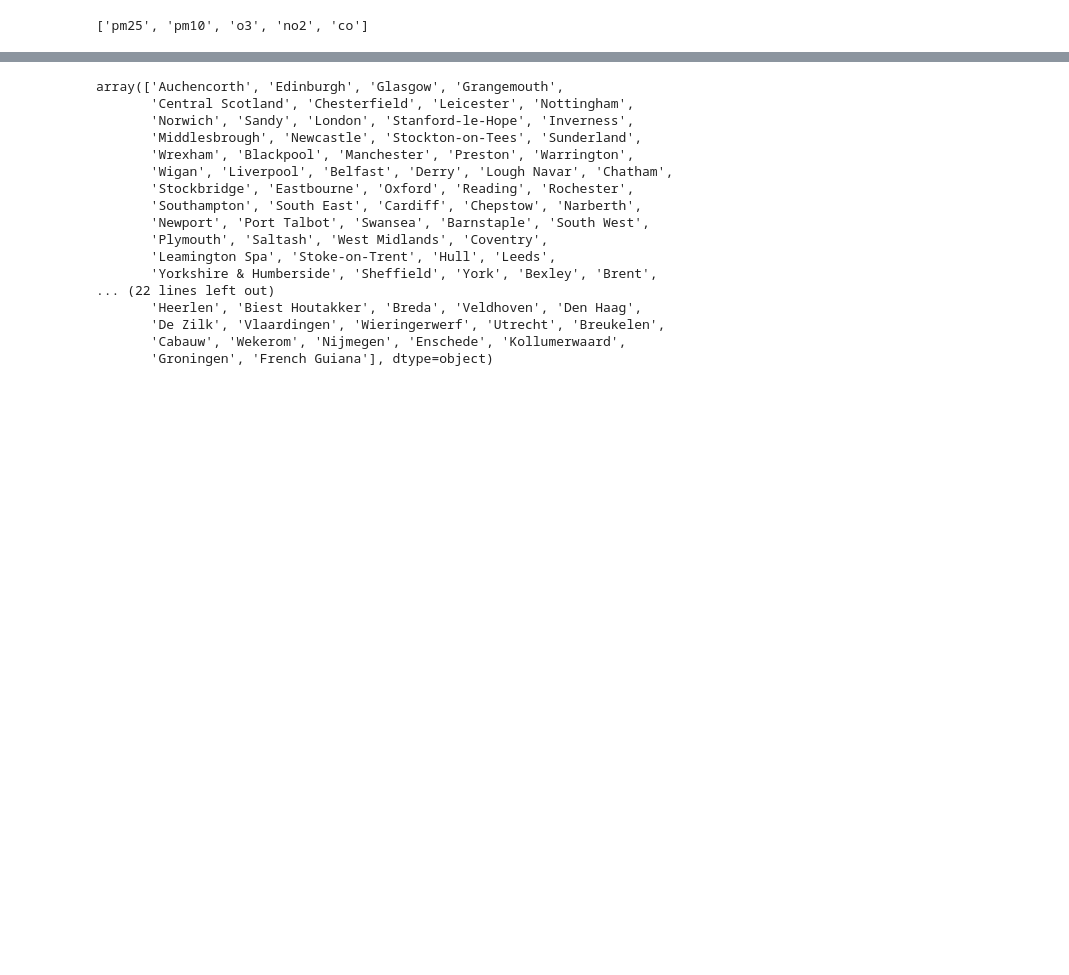
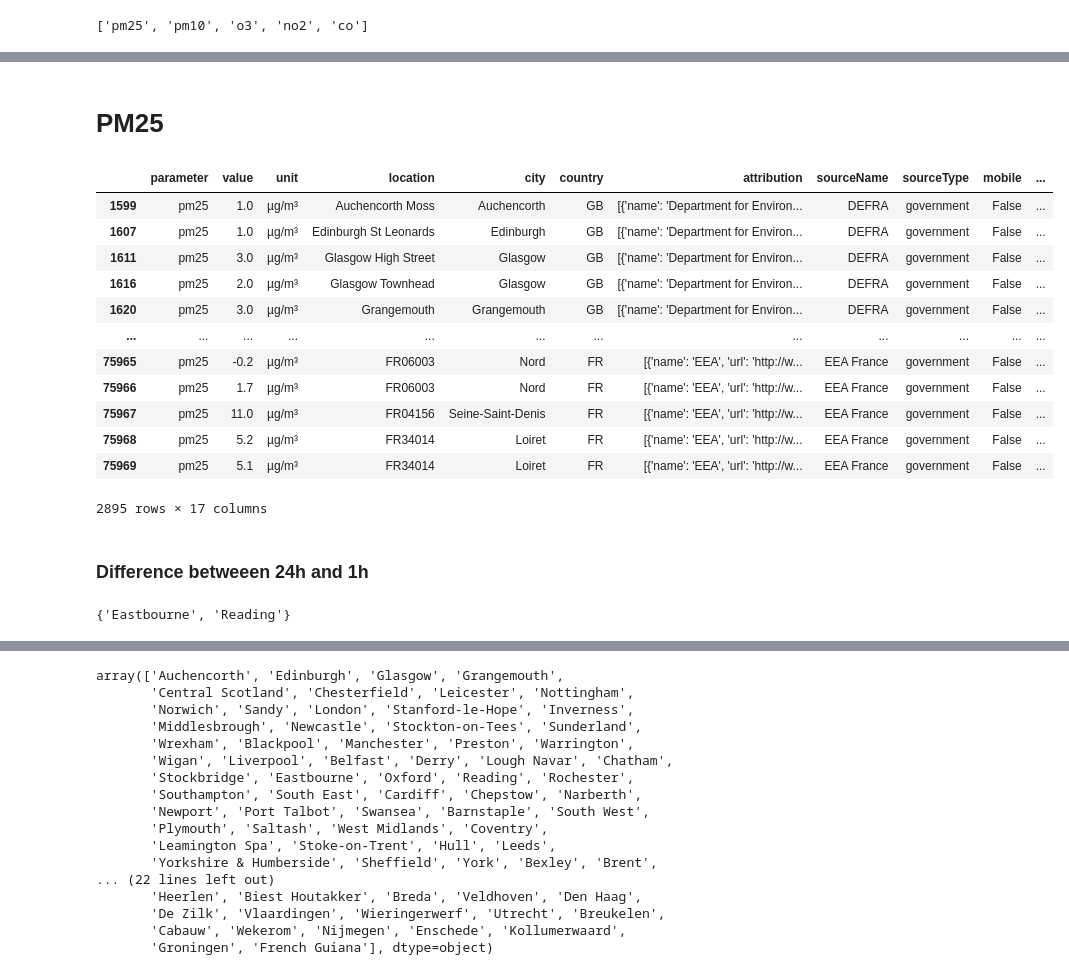
Before and after one commit to alkistz/pp-assessment, a Jupyter notebook: air_quality/notebooks/testing.ipynb, the cells around one changed output, grey strips where cells are left out. Drawn from its saved outputs; the diff is of its cells as text; code cells hidden in the pictures; blank space fills up the shorter version.

```diff
--- a/air_quality/notebooks/testing.ipynb
+++ b/air_quality/notebooks/testing.ipynb
@@ -179,0 +146,26 @@ pm25_df = filter_by_parameter(filtered_df, AirQualityIndex.PM25.value)
+# %% [markdown]
+# PM25
+# %%
+
+# filtered_df['date_utc'] = pd.to_datetime(filtered_df['date_utc'])
+pm25_df = filter_by_parameter(filtered_df, AirQualityIndex.PM25.value)
+pm25_df['day'] = pm25_df['date_utc'].dt.day
+
+
+pm25_df
+# %% [output]
+|  | parameter | value | unit | location | city | country | attribution | sourceName | sourceType | mobile | ... |
+| 1599 | pm25 | 1.0 | µg/m³ | Auchencorth Moss | Auchencorth | GB | [{'name': 'Department for Environ... | DEFRA | government | False | ... |
+| 1607 | pm25 | 1.0 | µg/m³ | Edinburgh St Leonards | Edinburgh | GB | [{'name': 'Department for Environ... | DEFRA | government | False | ... |
+| 1611 | pm25 | 3.0 | µg/m³ | Glasgow High Street | Glasgow | GB | [{'name': 'Department for Environ... | DEFRA | government | False | ... |
+| 1616 | pm25 | 2.0 | µg/m³ | Glasgow Townhead | Glasgow | GB | [{'name': 'Department for Environ... | DEFRA | government | False | ... |
+| 1620 | pm25 | 3.0 | µg/m³ | Grangemouth | Grangemouth | GB | [{'name': 'Department for Environ... | DEFRA | government | False | ... |
+| ... | ... | ... | ... | ... | ... | ... | ... | ... | ... | ... | ... |
+| 75965 | pm25 | -0.2 | µg/m³ | FR06003 | Nord | FR | [{'name': 'EEA', 'url': 'http://w... | EEA France | government | False | ... |
+| 75966 | pm25 | 1.7 | µg/m³ | FR06003 | Nord | FR | [{'name': 'EEA', 'url': 'http://w... | EEA France | government | False | ... |
+| 75967 | pm25 | 11.0 | µg/m³ | FR04156 | Seine-Saint-Denis | FR | [{'name': 'EEA', 'url': 'http://w... | EEA France | government | False | ... |
+| 75968 | pm25 | 5.2 | µg/m³ | FR34014 | Loiret | FR | [{'name': 'EEA', 'url': 'http://w... | EEA France | government | False | ... |
+| 75969 | pm25 | 5.1 | µg/m³ | FR34014 | Loiret | FR | [{'name': 'EEA', 'url': 'http://w... | EEA France | government | False | ... |
+2895 rows × 17 columns
+# %% [markdown]
+### Difference betweeen 24h and 1h
@@ -179,0 +174,7 @@ pm25_df = filter_by_parameter(filtered_df, AirQualityIndex.PM25.value)
+# %%
+cities_1h_df = pm25_df[pm25_df['averagingPeriod_value'] == 1].city.unique()
+
+
+set(cities_1h_df).intersection(set(cities_24h_df))
+# %% [output]
+{'Eastbourne', 'Reading'}
```
Also changed, not shown: parts of 11 cells of this notebook, 7 other files.
